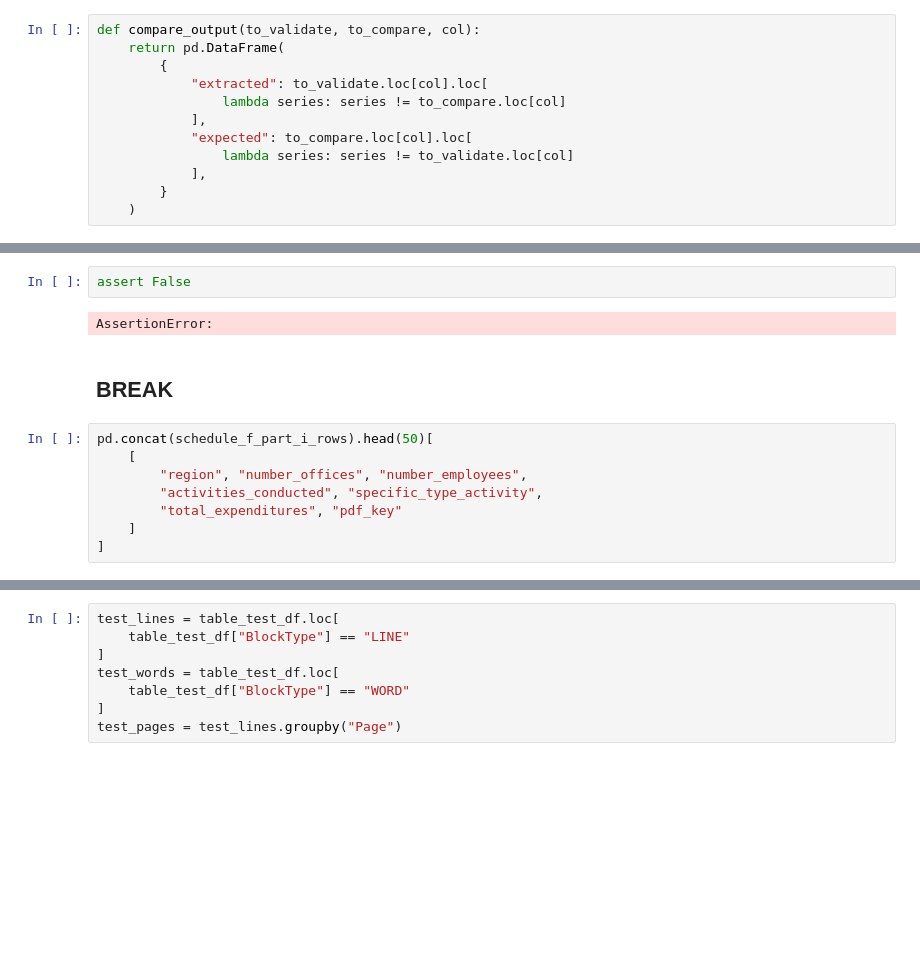
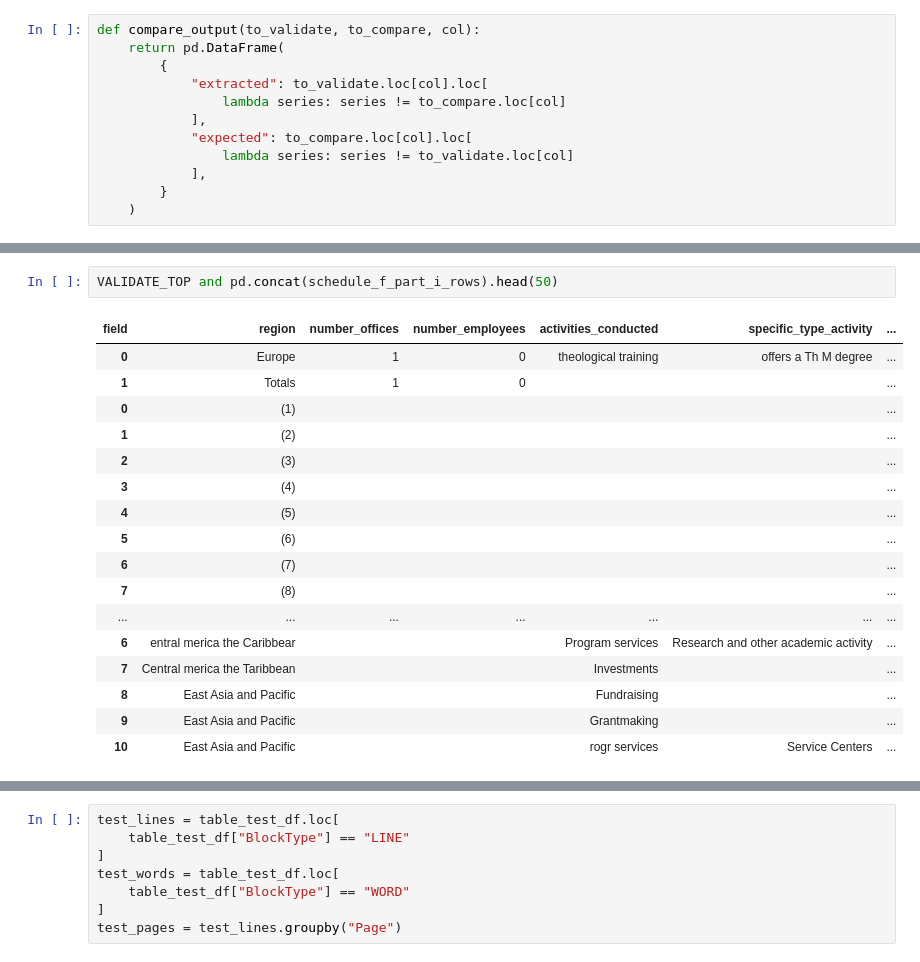
Before and after one commit to ethanscorey/parse_990_textract, a Jupyter notebook: debug_notebook.ipynb, the cells around one changed output, grey strips where cells are left out. Cells and saved outputs as stored; diff of their text form; blank space fills up the shorter version.

```diff
--- a/debug_notebook.ipynb
+++ b/debug_notebook.ipynb
@@ -230,18 +213,24 @@ EIN_582248383_YEAR_2009_FORMTYPE_990.pdf
                                                    extracted expected
 total_number_other_recipient_foreign_orgs_entities        10
 -------------------------------------------------------------------------------
-# %%
-assert False
-# %% [output]
-AssertionError:
-# %% [markdown]
-## BREAK
-# %%
-pd.concat(schedule_f_part_i_rows).head(50)[
-    [
-        "region", "number_offices", "number_employees",
-        "activities_conducted", "specific_type_activity",
-        "total_expenditures", "pdf_key"
-    ]
-]
+# %%
+VALIDATE_TOP and pd.concat(schedule_f_part_i_rows).head(50)
+# %% [output]
+| field | region | number_offices | number_employees | activities_conducted | specific_type_activity | ... |
+| 0 | Europe | 1 | 0 | theological training | offers a Th M degree | ... |
+| 1 | Totals | 1 | 0 |  |  | ... |
+| 0 | (1) |  |  |  |  | ... |
+| 1 | (2) |  |  |  |  | ... |
+| 2 | (3) |  |  |  |  | ... |
+| 3 | (4) |  |  |  |  | ... |
+| 4 | (5) |  |  |  |  | ... |
+| 5 | (6) |  |  |  |  | ... |
+| 6 | (7) |  |  |  |  | ... |
+| 7 | (8) |  |  |  |  | ... |
+| ... | ... | ... | ... | ... | ... | ... |
+| 6 | entral merica the Caribbear |  |  | Program services | Research and other academic activity | ... |
+| 7 | Central merica the Taribbean |  |  | Investments |  | ... |
+| 8 | East Asia and Pacific |  |  | Fundraising |  | ... |
+| 9 | East Asia and Pacific |  |  | Grantmaking |  | ... |
+| 10 | East Asia and Pacific |  |  | rogr services | Service Centers | ... |
 # %%
```
Also changed, not shown: parts of 94 cells of this notebook, 4 other files.
